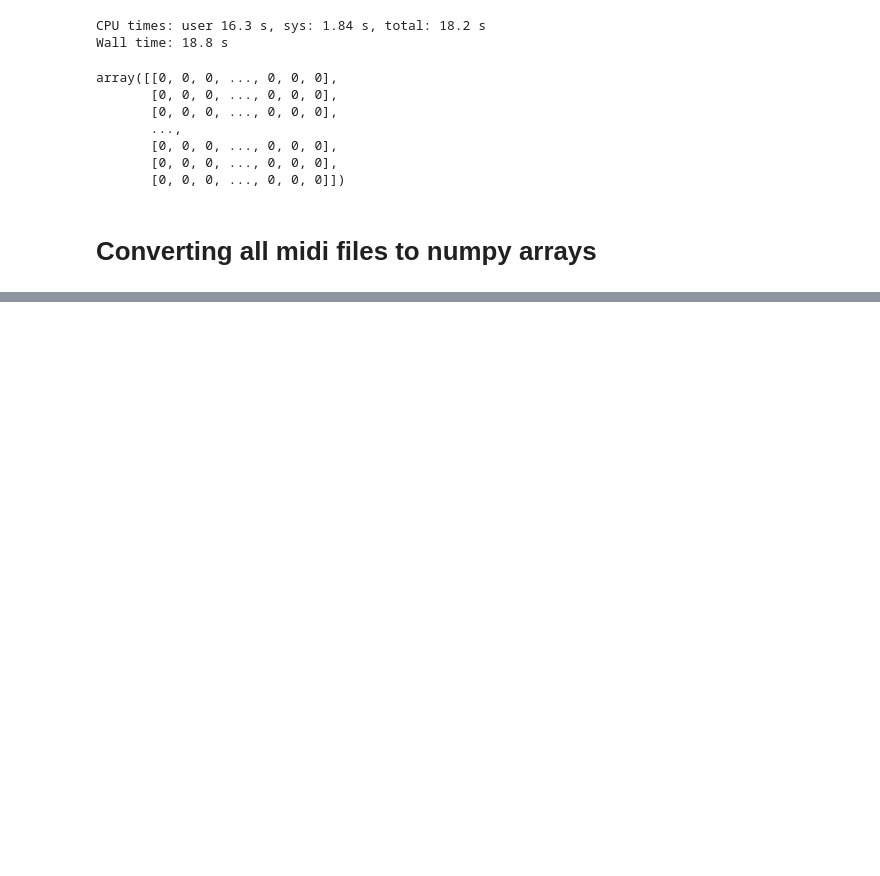
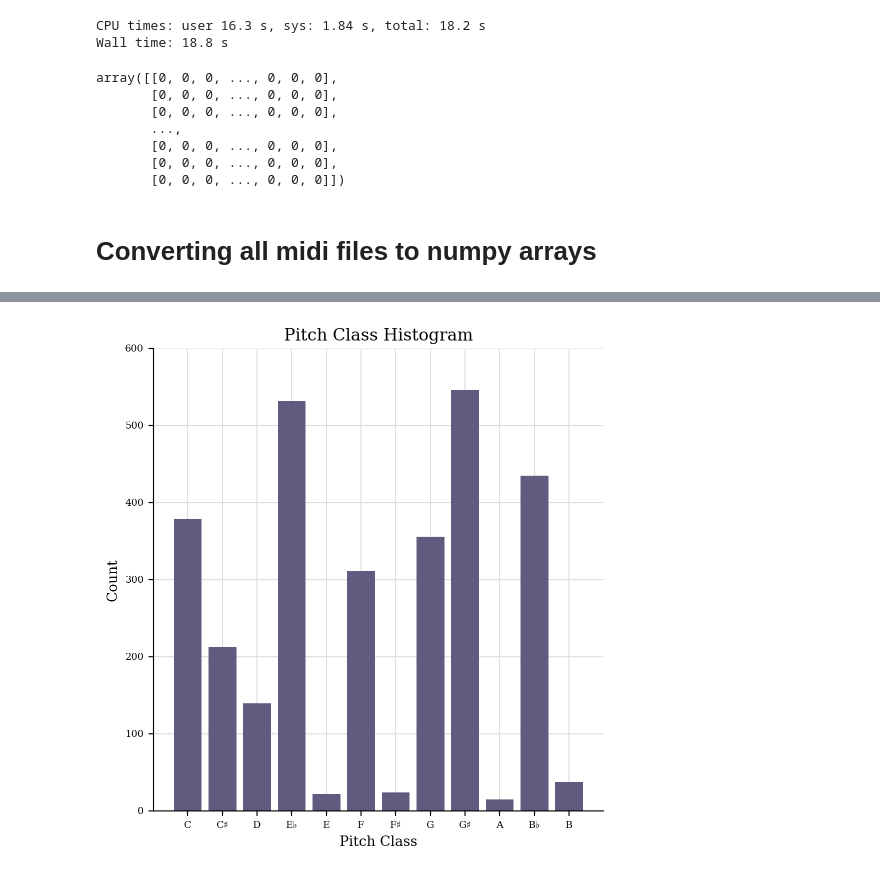
Before and after one commit to falba3/AdvancedAI, a Jupyter notebook: datasets.ipynb, the cells around one changed output, grey strips where cells are left out. Drawn from its saved outputs; the diff is of its cells as text; code cells hidden in the pictures; blank space fills up the shorter version.

```diff
--- a/datasets.ipynb
+++ b/datasets.ipynb
@@ -200,0 +229,6 @@ classical_music_dict[0]
+# %%
+first_classical_midi = classical_music_list[0]
+midi_file = mido.MidiFile(first_classical_midi)
+print("MIDI File Type:", midi_file.type)
+print("Number of Tracks:", len(midi_file.tracks))
+print("Ticks per Beat:", midi_file.ticks_per_beat)
@@ -200,0 +331,3 @@ classical_music_dict[0]
+# %%
+base_midi.plot('histogram', 'pitchClass', 'count')
+# %% [output]
@@ -200,0 +335 @@ classical_music_dict[0]
+[figure, added]
```
Also changed, not shown: parts of 8 cells of this notebook.
